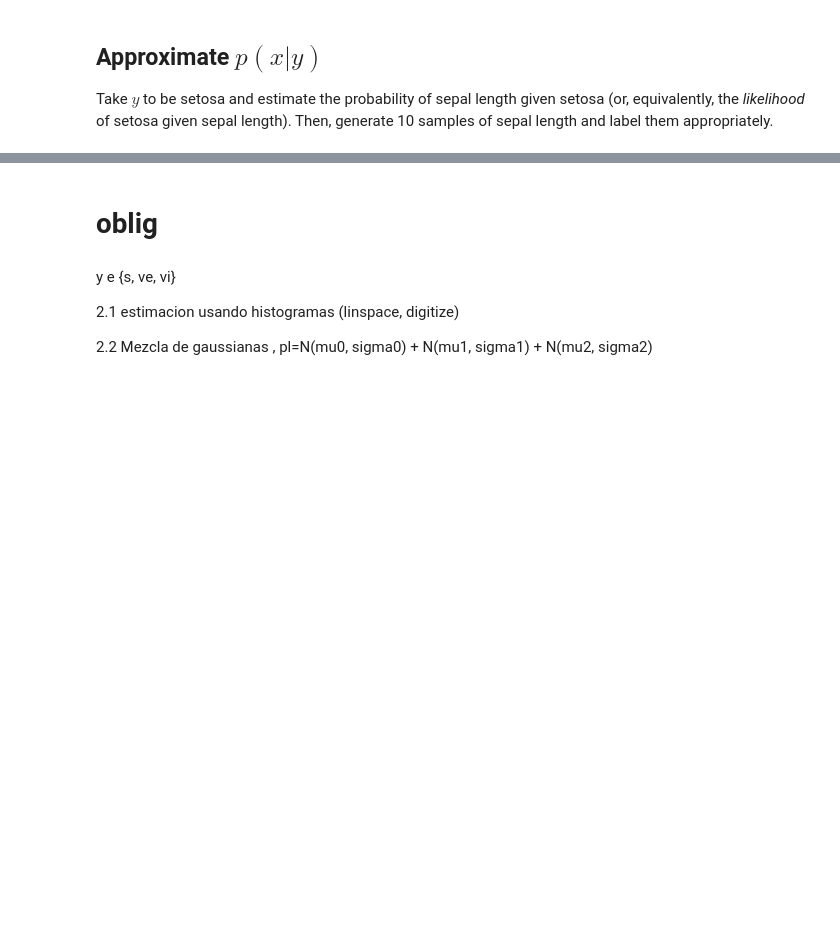
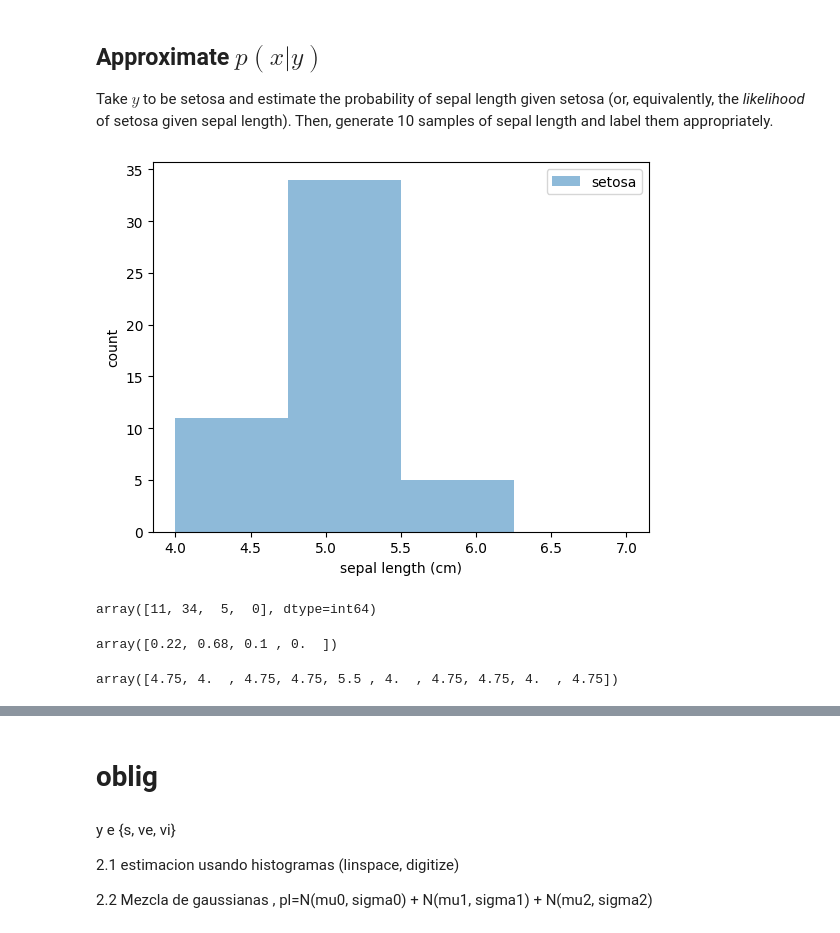
Before and after one commit to MartinSchoenig/IAG, a Jupyter notebook: Oblig/IAG_2_t.ipynb, the cells around one changed output, grey strips where cells are left out. Saved outputs shown, nothing was run; the diff lists cells and outputs as text; code cells hidden in the pictures; blank space fills up the shorter version.

```diff
--- a/Oblig/IAG_2_t.ipynb
+++ b/Oblig/IAG_2_t.ipynb
@@ -86,3 +86,32 @@ array(['setosa', 'setosa', 'versicolor', 'setosa', 'virginica', 'setosa',
 # %% [markdown]
 ## Approximate $p(x|y)$
 Take $y$ to be setosa and estimate the probability of sepal length given setosa (or, equivalently, the *likelihood* of setosa given sepal length). Then, generate 10 samples of sepal length and label them appropriately.
+# %%
+x = X[:,0]
+
+bins = np.linspace(4,7,5)
+
+plt.hist(x[y==0],bins,alpha=0.5, label=iris.target_names[0])
+
+plt.legend(loc='upper right')
+plt.xlabel('sepal length (cm)')
+plt.ylabel('count')
+plt.show()
+# %% [output]
+[figure, added]
+# %%
+setosa_lengths = x[y==0]
+setosa_hist = np.histogram(setosa_lengths, bins)[0]
+setosa_hist
+# %% [output]
+array([11, 34,  5,  0], dtype=int64)
+# %%
+setosa_proba = setosa_hist / np.sum(setosa_hist)
+setosa_proba
+# %% [output]
+array([0.22, 0.68, 0.1 , 0.  ])
+# %%
+setosa_valores = np.random.choice(bins[:-1], size=10, p=setosa_proba)
+setosa_valores
+# %% [output]
+array([4.75, 4.  , 4.75, 4.75, 5.5 , 4.  , 4.75, 4.75, 4.  , 4.75])
```
Also changed, not shown: parts of 21 cells of this notebook.
